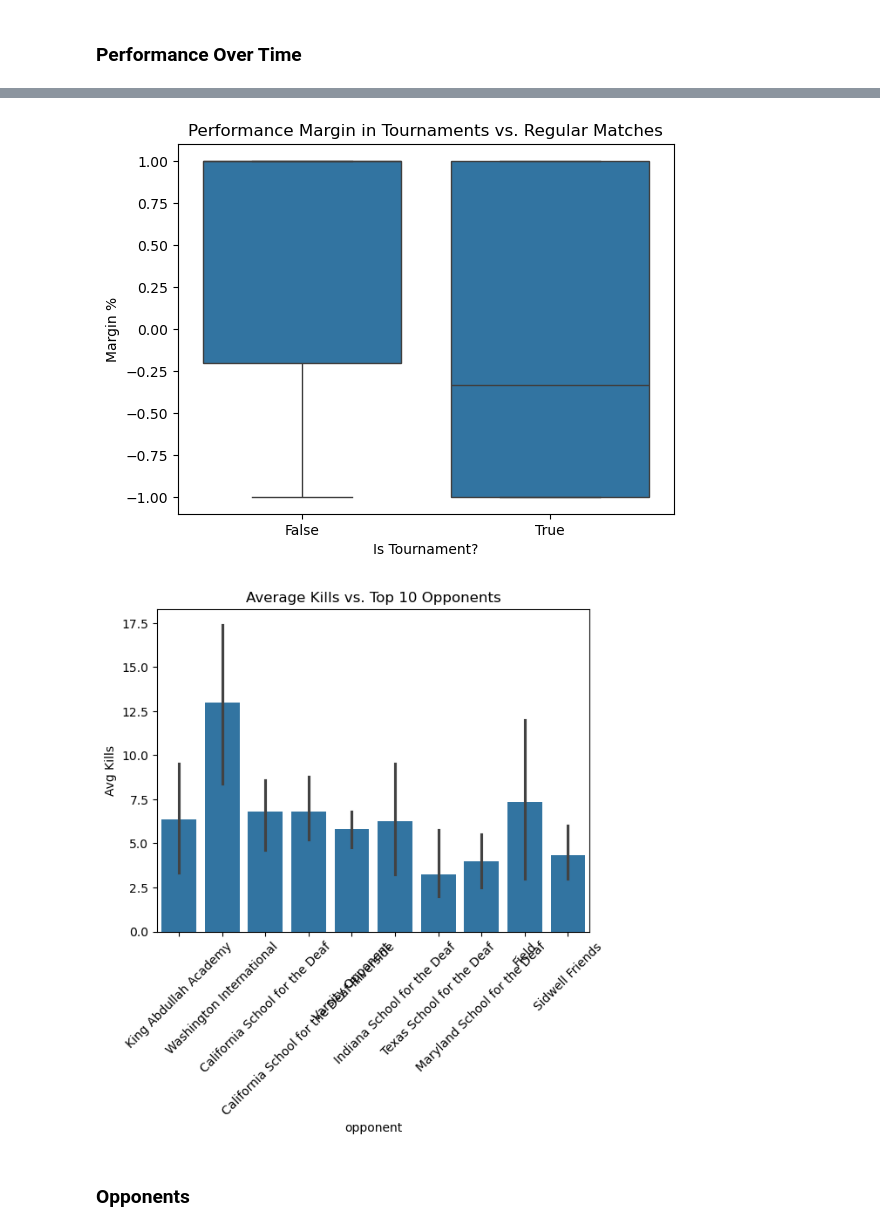
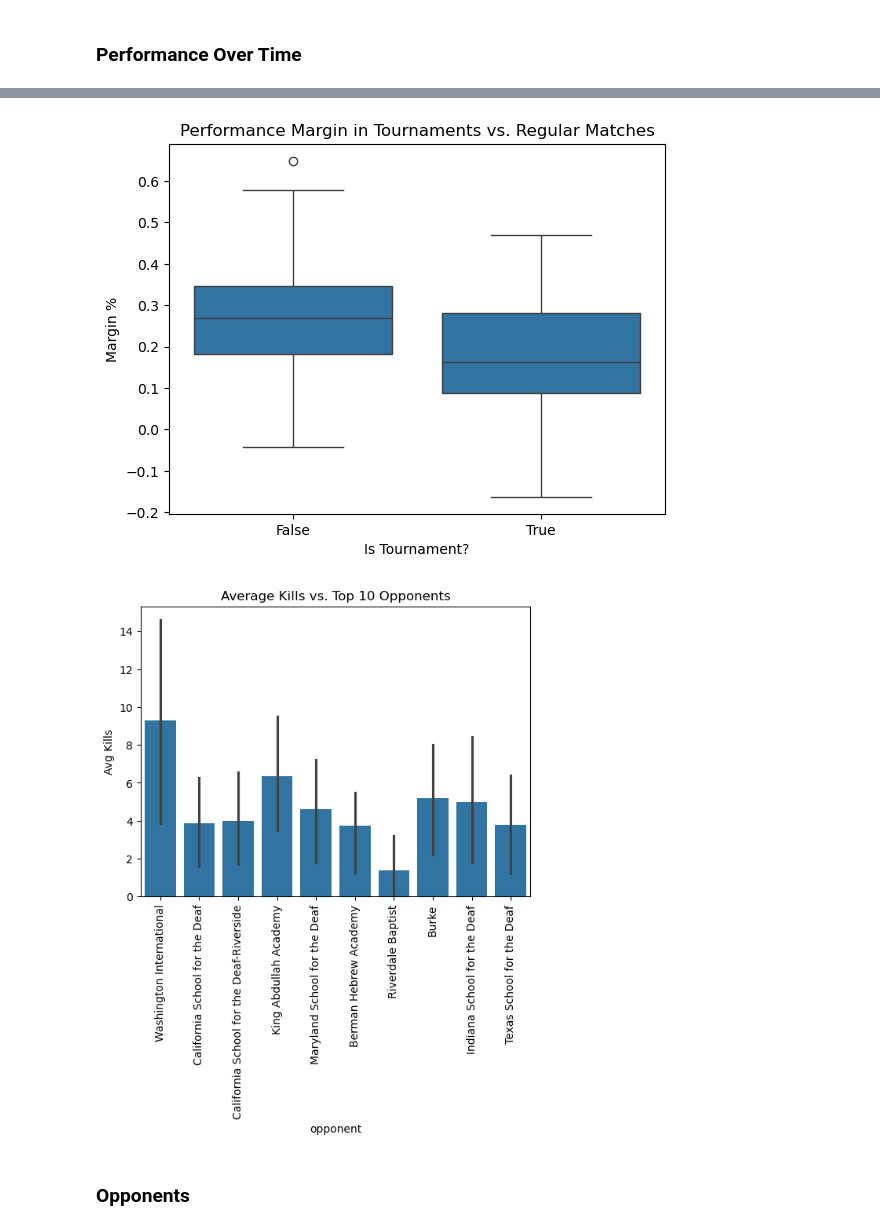
Before and after one commit to drblitx/jr-yr-stats, a Jupyter notebook: notebooks/eda.ipynb, the cells around one changed output, grey strips where cells are left out. Drawn from its saved outputs; the diff is of its cells as text; code cells hidden in the pictures.

```diff
--- a/notebooks/eda.ipynb
+++ b/notebooks/eda.ipynb
@@ -18,7 +8,7 @@ import matplotlib.pyplot as plt
 import seaborn as sns
 # %%
 # import data
-df = pd.read_csv('../data/cleaned/all_seasons.csv')
+df = pd.read_csv('../data/NEW_enriched_matches.csv')
 # %% [markdown]
 ### Descriptive Statistics
 # %%
@@ -144,17 +131,17 @@ plt.xlabel("Is Tournament?")
 plt.ylabel("Margin %")
 plt.show()
 # %% [output]
-[figure, old version]
+[figure, new version]
 # %%
 top_opponents = df['opponent'].value_counts().head(10).index
 sns.barplot(data=df[df['opponent'].isin(top_opponents)],
             x="opponent", y="kills", estimator="mean", order=top_opponents)
 plt.title("Average Kills vs. Top 10 Opponents")
-plt.xticks(rotation=45)
+plt.xticks(rotation=90)
 plt.ylabel("Avg Kills")
 plt.show()
 # %% [output]
-[figure, old version]
+[figure, new version]
 # %% [markdown]
 ### Opponents
 # %%
```
Also changed, not shown: parts of 29 cells of this notebook.
